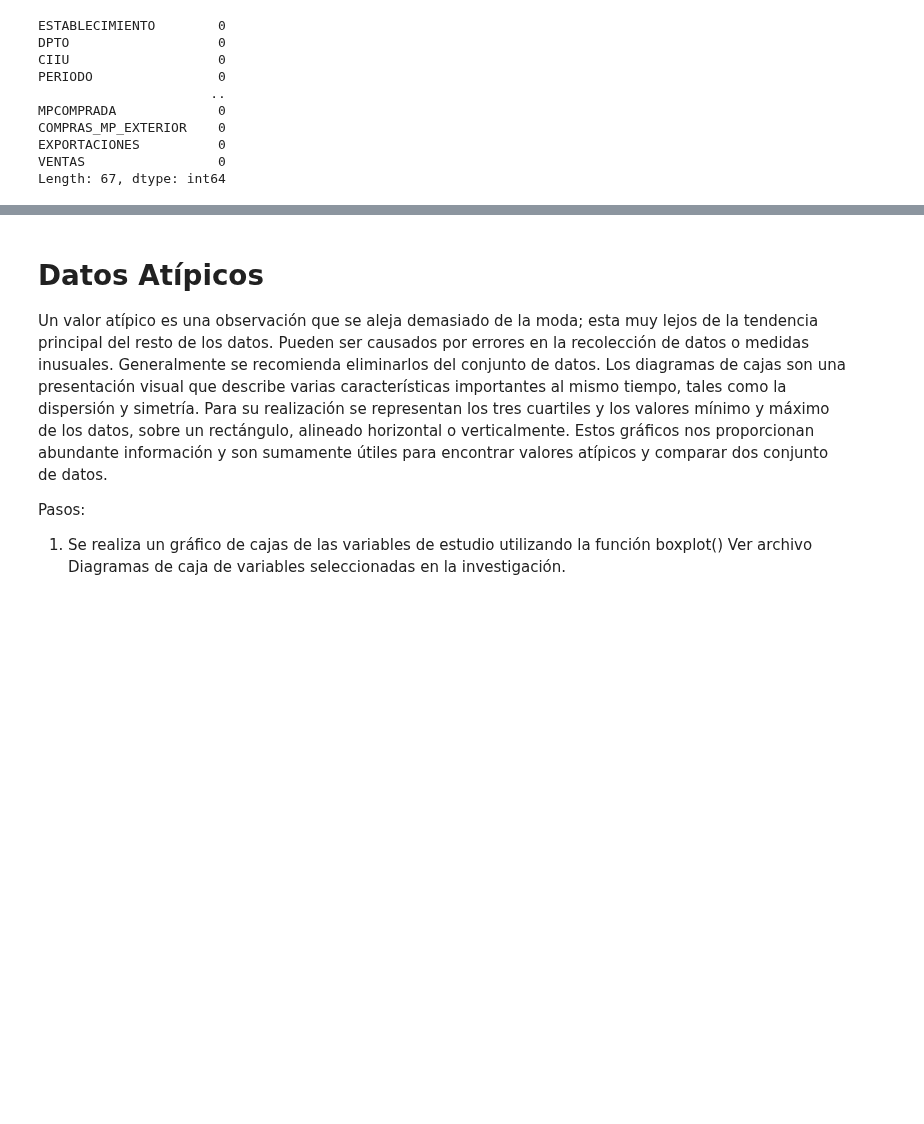
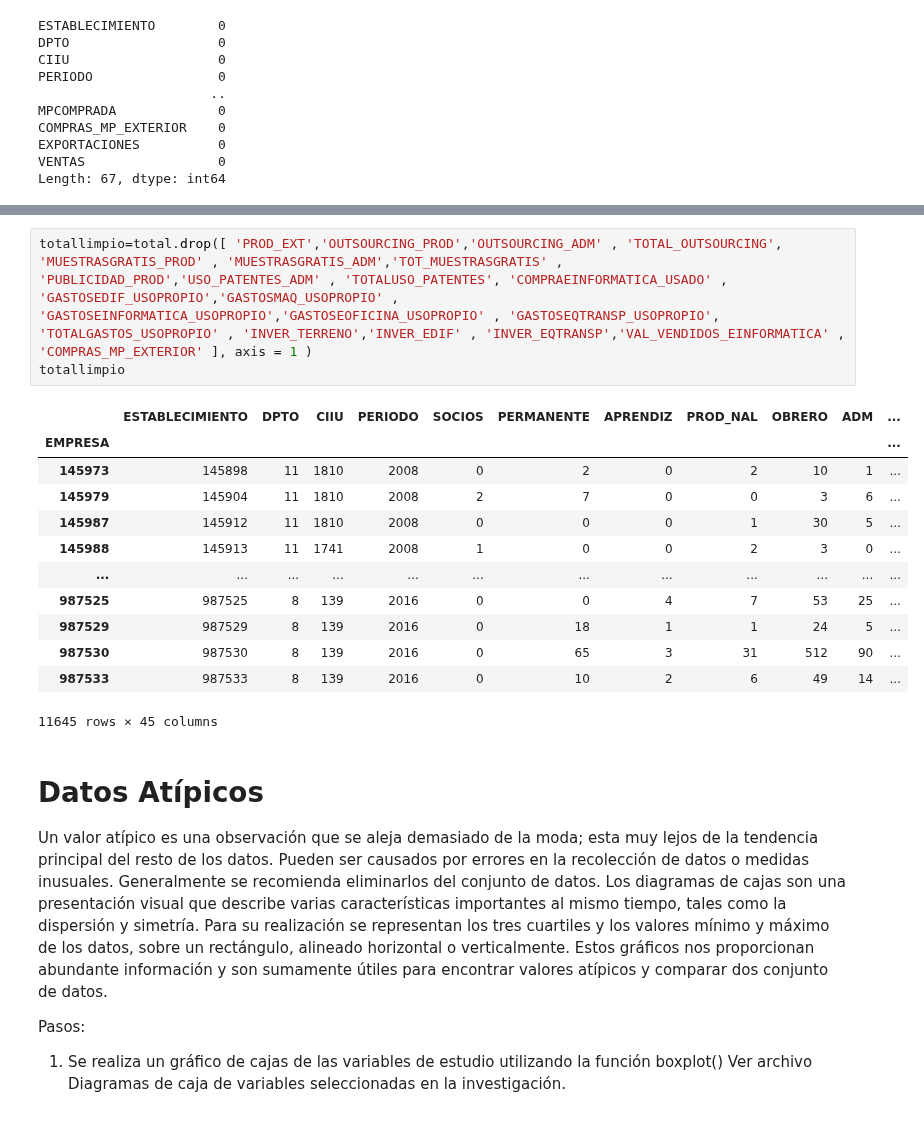
Before and after one commit to KatherinAcosta/Proyecto2018, a Jupyter notebook: 3. Manipulación de datos perdidos (ceros) y atípicos.ipynb, the cells around one changed output, grey strips where cells are left out. Drawn from its saved outputs; the diff is of its cells as text; blank space fills up the shorter version.

```diff
--- a/3. Manipulación de datos perdidos (ceros) y atípicos.ipynb
+++ b/3. Manipulación de datos perdidos (ceros) y atípicos.ipynb
@@ -47,3 +96,19 @@ Length: 67, dtype: int64
+# %%
+totallimpio=total.drop([ 'PROD_EXT','OUTSOURCING_PROD','OUTSOURCING_ADM' , 'TOTAL_OUTSOURCING', 'MUESTRASGRATIS_PROD' , 'MUESTRASGRATIS_ADM','TOT_MUESTRASGRATIS' , 'PUBLICIDAD_PROD','USO_PATENTES_ADM' , 'TOTALUSO_PATENTES', 'COMPRAEINFORMATICA_USADO' , 'GASTOSEDIF_USOPROPIO','GASTOSMAQ_USOPROPIO' , 'GASTOSEINFORMATICA_USOPROPIO','GASTOSEOFICINA_USOPROPIO' , 'GASTOSEQTRANSP_USOPROPIO', 'TOTALGASTOS_USOPROPIO' , 'INVER_TERRENO','INVER_EDIF' , 'INVER_EQTRANSP','VAL_VENDIDOS_EINFORMATICA' , 'COMPRAS_MP_EXTERIOR' ], axis = 1 )
+totallimpio
+# %% [output]
+|  | ESTABLECIMIENTO | DPTO | CIIU | PERIODO | SOCIOS | PERMANENTE | APRENDIZ | PROD_NAL | OBRERO | ADM | ... |
+| EMPRESA |  |  |  |  |  |  |  |  |  |  | ... |
+| 145973 | 145898 | 11 | 1810 | 2008 | 0 | 2 | 0 | 2 | 10 | 1 | ... |
+| 145979 | 145904 | 11 | 1810 | 2008 | 2 | 7 | 0 | 0 | 3 | 6 | ... |
+| 145987 | 145912 | 11 | 1810 | 2008 | 0 | 0 | 0 | 1 | 30 | 5 | ... |
+| 145988 | 145913 | 11 | 1741 | 2008 | 1 | 0 | 0 | 2 | 3 | 0 | ... |
+| ... | ... | ... | ... | ... | ... | ... | ... | ... | ... | ... | ... |
+| 987525 | 987525 | 8 | 139 | 2016 | 0 | 0 | 4 | 7 | 53 | 25 | ... |
+| 987529 | 987529 | 8 | 139 | 2016 | 0 | 18 | 1 | 1 | 24 | 5 | ... |
+| 987530 | 987530 | 8 | 139 | 2016 | 0 | 65 | 3 | 31 | 512 | 90 | ... |
+| 987533 | 987533 | 8 | 139 | 2016 | 0 | 10 | 2 | 6 | 49 | 14 | ... |
+11645 rows × 45 columns
 # %% [markdown]
 # Datos Atípicos
 
```
Also changed, not shown: parts of 6 cells of this notebook, 1 other file.
